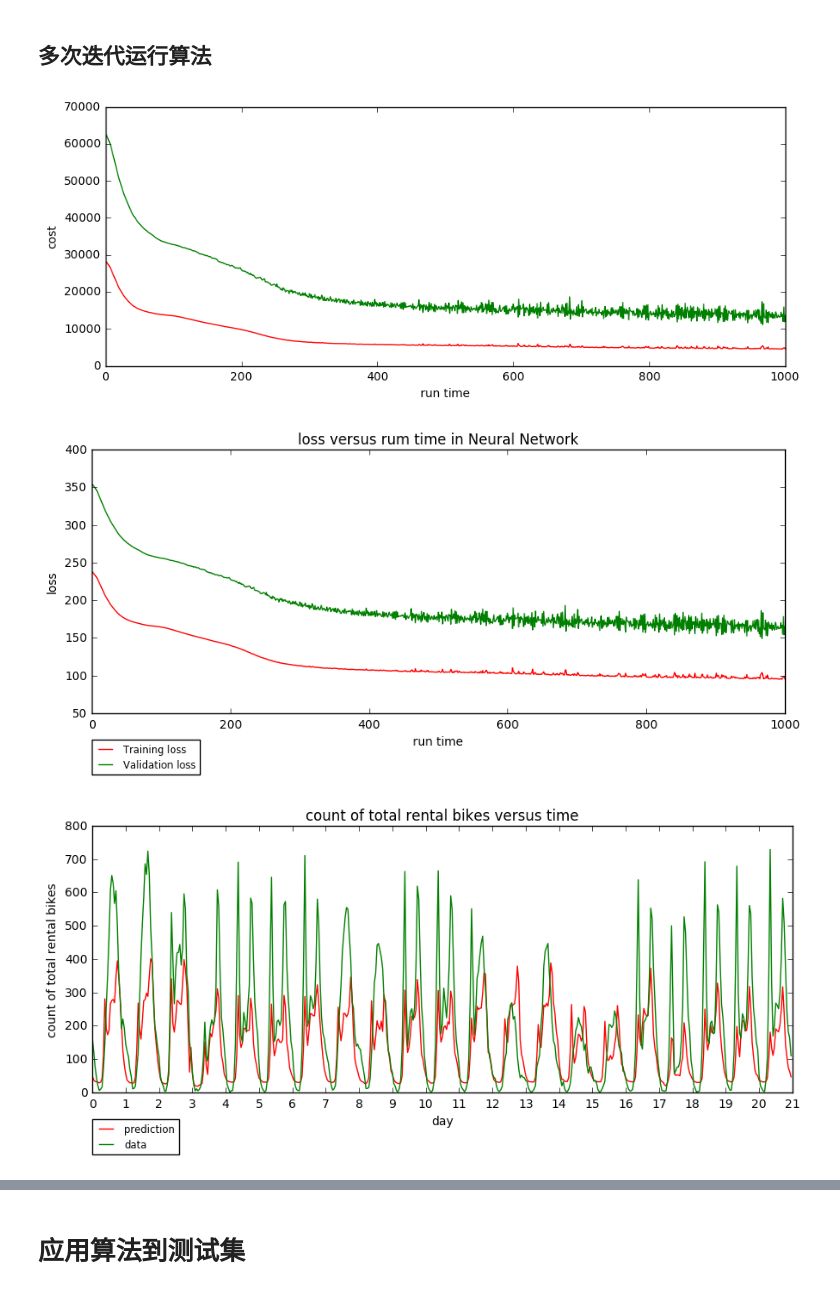
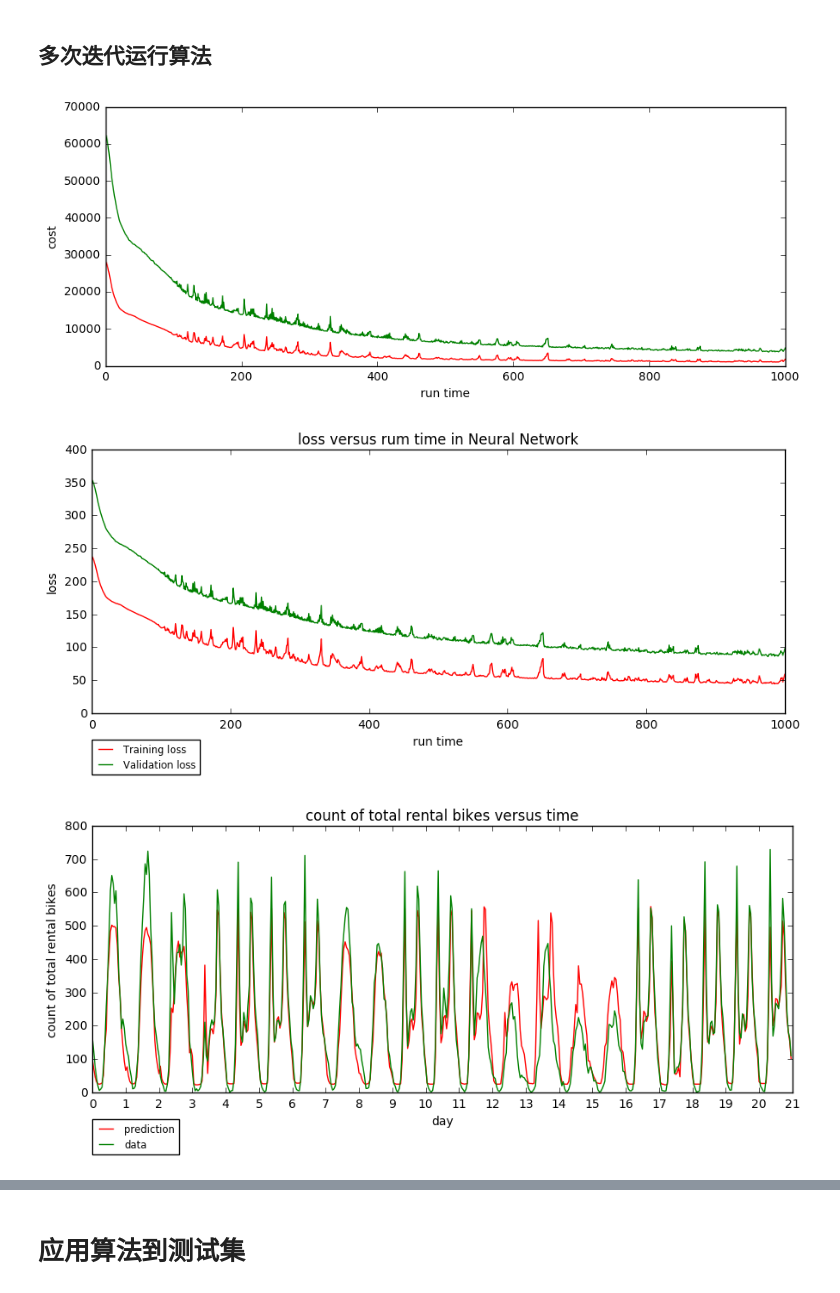
Before and after one commit to linzch3/Open-Course-Learning, a Jupyter notebook: A04.Artificial Intelligence - SYSU - RYH/Project/regression/Regression - BPNN - step 4 - with bias + regularized term - 2 hidden layer - use normalized data.ipynb, the cells around one changed output, grey strips where cells are left out. Saved outputs shown, nothing was run; the diff lists cells and outputs as text; code cells hidden in the pictures.

```diff
--- a/A04.Artificial Intelligence - SYSU - RYH/Project/regression/Regression - BPNN - step 4 - with bias + regularized term - 2 hidden layer - use normalized data.ipynb
+++ b/A04.Artificial Intelligence - SYSU - RYH/Project/regression/Regression - BPNN - step 4 - with bias + regularized term - 2 hidden layer - use normalized data.ipynb
@@ -16,7 +16,7 @@ arr = np.array
 # %% [markdown]
 # 读取数据
 # %%
-dirPath = "data preprocessed\\normalized-[z-score]\\remove-feature-[day+atemp+month]"
+dirPath = "data preprocessed\\keep-all-necessary-feature\\normalized-[z-score]"
 
 #means, stds = eval(open(dirPath + "\\means_and_stds_about_trainset.py").read())
 
@@ -325,7 +325,7 @@ def calcCostFunc(weight_input_to_hidden, weight_hidden_to_output, lambad, error)
 ## 多次迭代运行算法
 # %%
 ### 需调参的参数 ###
-learning_rate = 0.05
+learning_rate = 0.11
 n_hidden = 25
 SGD_batch_size = 256
 runTime = 1000
@@ -340,33 +340,37 @@ network = NeuralNetwork(n_input, n_hidden, n_output, learning_rate, lambad, SGD_
 testRange = range(1, runTime+1)
 trainLosses, validationLosses= np.zeros(runTime), np.zeros(runTime)
 trainCosts, validationCosts= np.zeros(runTime), np.zeros(runTime)
 for i in tnrange(runTime):
     #使用数据训练算法
     network.fit(trainSet, trainSetLabel)
     #得到算法对 训练集 和 验证集 的预测标签
     trainPredictLabel = network.apply(trainSet).T
     validPredictLabel = network.apply(validateSet).T
     #计算 损失值 并 保存 损失值结果
     trainLosses[i] = calcLoss(trainPredictLabel, trainSetLabel)
     validationLosses[i] = calcLoss(validPredictLabel, validateSetLabel)
     #计算损失函数
     trainCosts[i] = calcCostFunc(network.weights_input_to_hidden,
                             network.weights_input_to_hidden, lambad, trainPredictLabel-trainSetLabel)
     #计算损失函数
     validationCosts[i] = calcCostFunc(network.weights_input_to_hidden,
                             network.weights_input_to_hidden, lambad, validateSetLabel-validPredictLabel)
 
 show_cost_fig(testRange, trainCosts, validationCosts)
 show_loss_fig(testRange, trainLosses*std_of_cnt+mean_of_cnt, validationLosses*std_of_cnt+mean_of_cnt)
 
 #使用算法进行预测
 last21Days_predicts = network.apply(last21Days_features)
 #还原归一化后的数据
 last21Days_predicts_back = np.round(last21Days_predicts.flatten()*std_of_cnt + mean_of_cnt)
 last21Days_labels = np.round(last21Days_labels_origin.flatten()*std_of_cnt + mean_of_cnt)
 
 show_last21Days_fig(last21Days_range, last21Days_predicts_back, last21Days_labels)
+
+ansLabel = network.apply(testSet).flatten()*std_of_cnt + mean_of_cnt
+ansLabel = np.round(ansLabel)
+np.savetxt('.\\rank\\47_v1.csv', ansLabel, fmt="%d", delimiter="\n")
 # %% [output]
-[figure, old version]
+[figure, new version]
-[figure, old version]
+[figure, new version]
-[figure, old version]
+[figure, new version]
```
Also changed, not shown: parts of 3 cells of this notebook, 11 other files.
